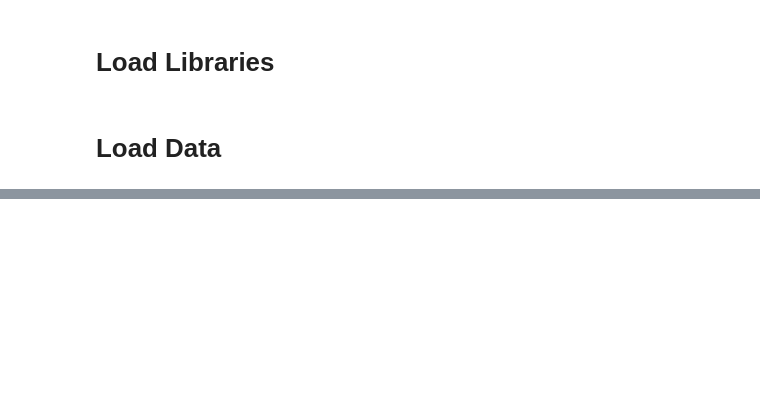
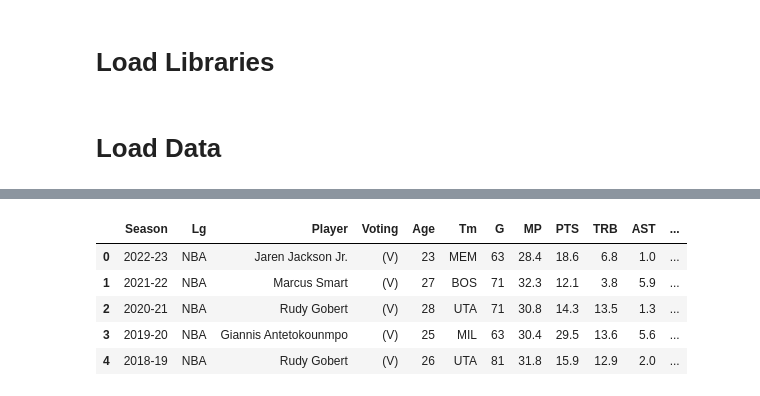
Before and after one commit to claykindiger/DSCI303FinalProject, a Jupyter notebook: Exercise4ForProject.ipynb, the cells around one changed output, grey strips where cells are left out. Saved outputs shown, nothing was run; the diff lists cells and outputs as text; code cells hidden in the pictures; blank space fills up the shorter version.

```diff
--- a/Exercise4ForProject.ipynb
+++ b/Exercise4ForProject.ipynb
@@ -84,0 +253,9 @@ multi_team_player
+# %%
+dpoy.head()
+# %% [output]
+|  | Season | Lg | Player | Voting | Age | Tm | G | MP | PTS | TRB | AST | ... |
+| 0 | 2022-23 | NBA | Jaren Jackson Jr. | (V) | 23 | MEM | 63 | 28.4 | 18.6 | 6.8 | 1.0 | ... |
+| 1 | 2021-22 | NBA | Marcus Smart | (V) | 27 | BOS | 71 | 32.3 | 12.1 | 3.8 | 5.9 | ... |
+| 2 | 2020-21 | NBA | Rudy Gobert | (V) | 28 | UTA | 71 | 30.8 | 14.3 | 13.5 | 1.3 | ... |
+| 3 | 2019-20 | NBA | Giannis Antetokounmpo | (V) | 25 | MIL | 63 | 30.4 | 29.5 | 13.6 | 5.6 | ... |
+| 4 | 2018-19 | NBA | Rudy Gobert | (V) | 26 | UTA | 81 | 31.8 | 15.9 | 12.9 | 2.0 | ... |
```
Also changed, not shown: parts of 44 cells of this notebook, 5 other files.
